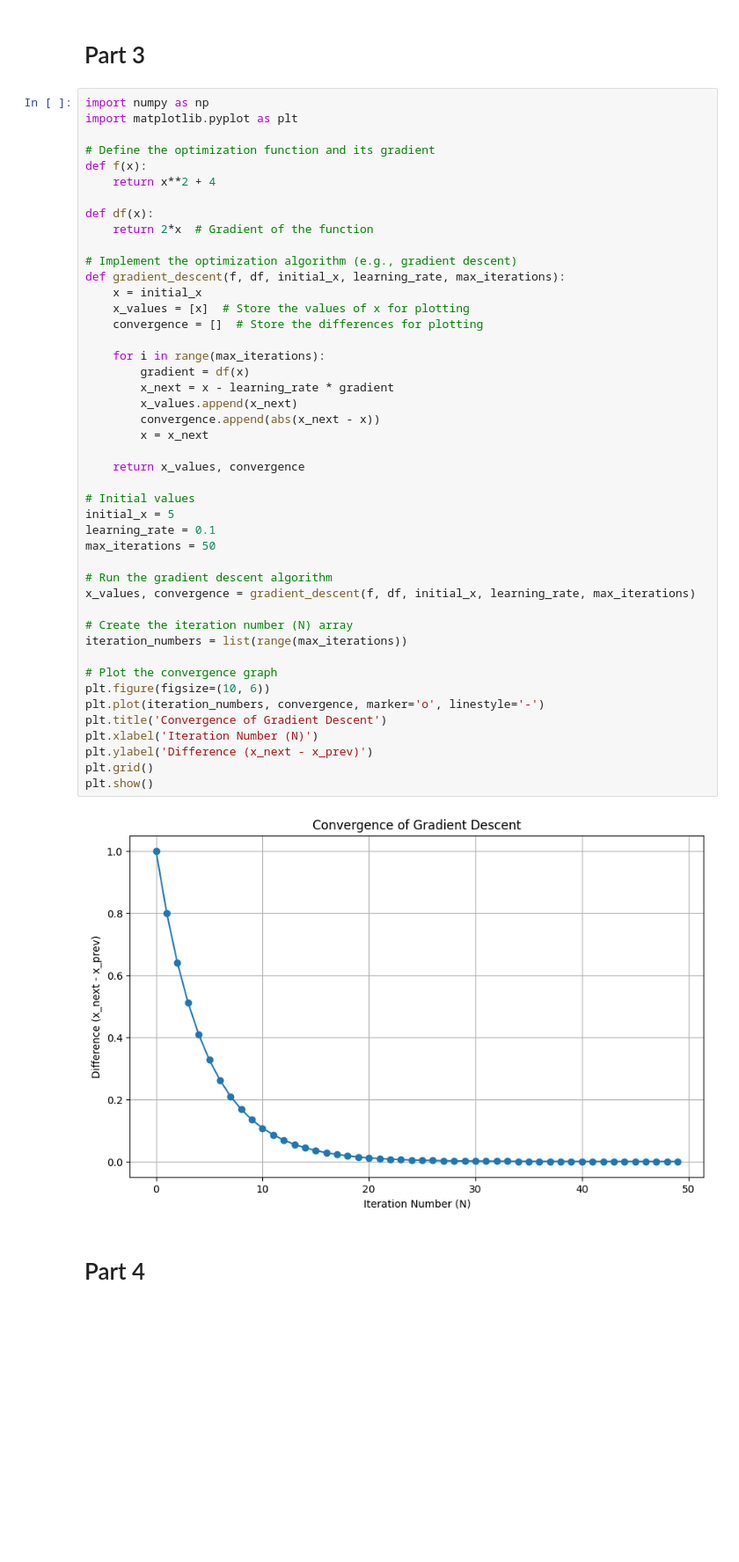
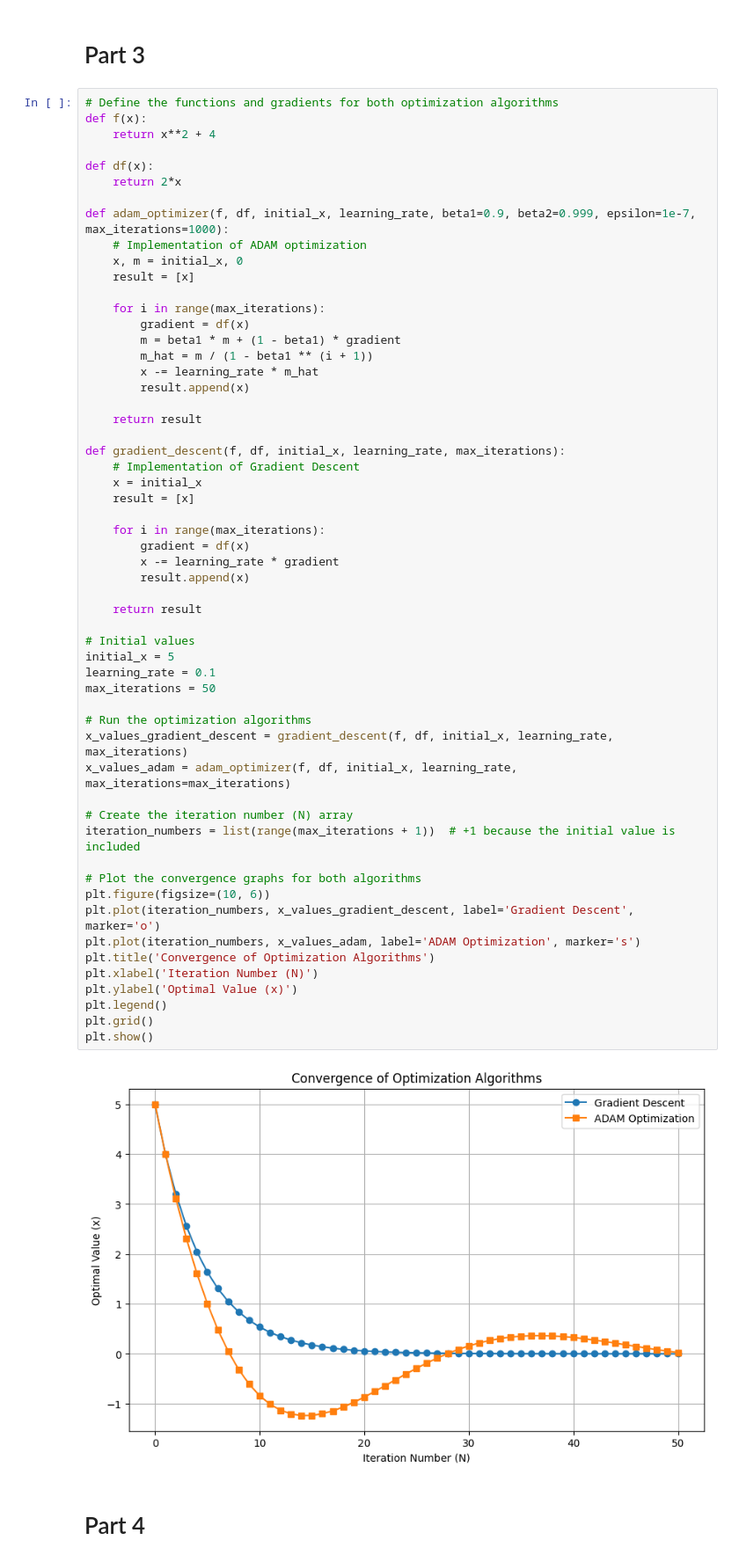
Before and after one commit to MrSimple07/MachineLearning_ITMO, a Jupyter notebook: MLT-04 - Optimization methods/AbdurakhimovM_Task3.ipynb, the cells around one changed output. Shown at 88% size. Drawn from its saved outputs; the diff is of its cells as text; blank space fills up the shorter version.

```diff
--- a/MLT-04 - Optimization methods/AbdurakhimovM_Task3.ipynb
+++ b/MLT-04 - Optimization methods/AbdurakhimovM_Task3.ipynb
@@ -105,52 +105,63 @@ Minimum using ADAM Optimization: (-0.03900397528024899, -0.03900401766182566)
 # %% [markdown]
 <h1>Part 3</h1>
 # %%
-import numpy as np
-import matplotlib.pyplot as plt
-
-# Define the optimization function and its gradient
+# Define the functions and gradients for both optimization algorithms
 def f(x):
     return x**2 + 4
 
 def df(x):
-    return 2*x  # Gradient of the function
+    return 2*x
 
-# Implement the optimization algorithm (e.g., gradient descent)
-def gradient_descent(f, df, initial_x, learning_rate, max_iterations):
-    x = initial_x
-    x_values = [x]  # Store the values of x for plotting
-    convergence = []  # Store the differences for plotting
+def adam_optimizer(f, df, initial_x, learning_rate, beta1=0.9, beta2=0.999, epsilon=1e-7, max_iterations=1000):
+    # Implementation of ADAM optimization
+    x, m = initial_x, 0
+    result = [x]
 
     for i in range(max_iterations):
         gradient = df(x)
-        x_next = x - learning_rate * gradient
-        x_values.append(x_next)
-        convergence.append(abs(x_next - x))
-        x = x_next
+        m = beta1 * m + (1 - beta1) * gradient
+        m_hat = m / (1 - beta1 ** (i + 1))
+        x -= learning_rate * m_hat
+        result.append(x)
 
-    return x_values, convergence
+    return result
+
+def gradient_descent(f, df, initial_x, learning_rate, max_iterations):
+    # Implementation of Gradient Descent
+    x = initial_x
+    result = [x]
+
+    for i in range(max_iterations):
+        gradient = df(x)
+        x -= learning_rate * gradient
+        result.append(x)
+
+    return result
 
 # Initial values
 initial_x = 5
 learning_rate = 0.1
 max_iterations = 50
 
-# Run the gradient descent algorithm
-x_values, convergence = gradient_descent(f, df, initial_x, learning_rate, max_iterations)
+# Run the optimization algorithms
+x_values_gradient_descent = gradient_descent(f, df, initial_x, learning_rate, max_iterations)
+x_values_adam = adam_optimizer(f, df, initial_x, learning_rate, max_iterations=max_iterations)
 
 # Create the iteration number (N) array
-iteration_numbers = list(range(max_iterations))
+iteration_numbers = list(range(max_iterations + 1))  # +1 because the initial value is included
 
-# Plot the convergence graph
+# Plot the convergence graphs for both algorithms
 plt.figure(figsize=(10, 6))
-plt.plot(iteration_numbers, convergence, marker='o', linestyle='-')
-plt.title('Convergence of Gradient Descent')
+plt.plot(iteration_numbers, x_values_gradient_descent, label='Gradient Descent', marker='o')
+plt.plot(iteration_numbers, x_values_adam, label='ADAM Optimization', marker='s')
+plt.title('Convergence of Optimization Algorithms')
 plt.xlabel('Iteration Number (N)')
-plt.ylabel('Difference (x_next - x_prev)')
+plt.ylabel('Optimal Value (x)')
+plt.legend()
 plt.grid()
 plt.show()
 # %% [output]
-[figure, old version]
+[figure, new version]
 # %% [markdown]
 <h1>Part 4</h1>
 # %% [markdown]
```
